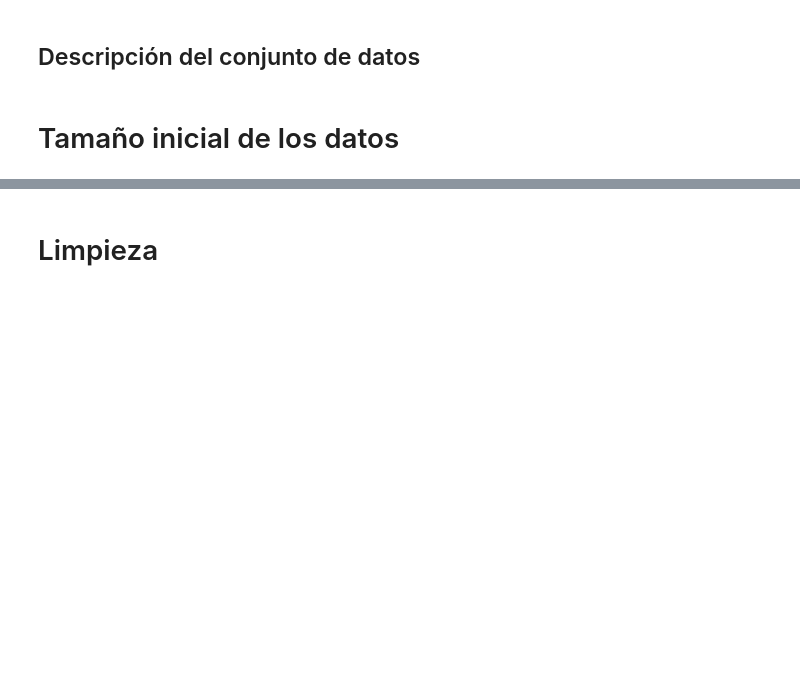
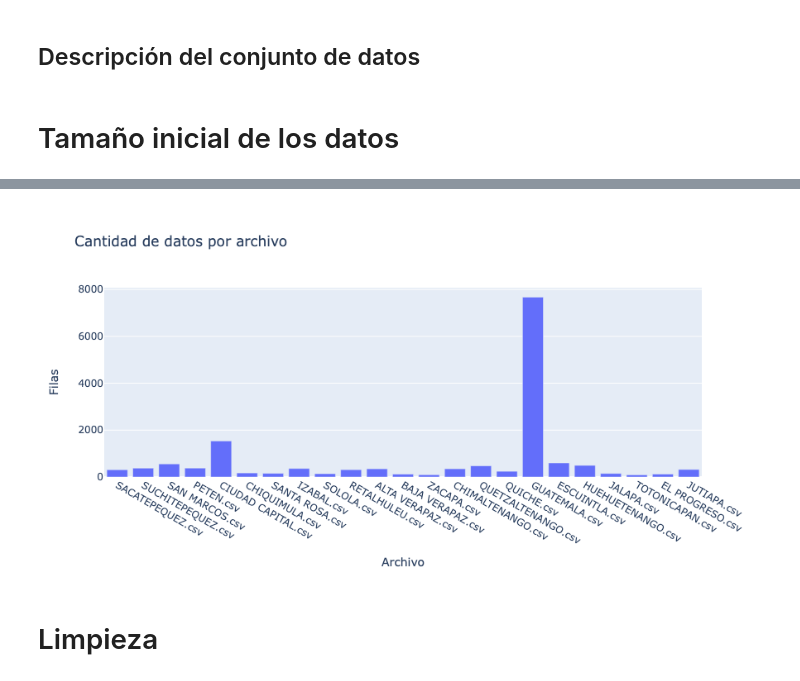
Before and after one commit to MGonza20/Proyecto1_DataScience, a Jupyter notebook: entrega01.ipynb, the cells around one changed output, grey strips where cells are left out. Saved outputs shown, nothing was run; the diff lists cells and outputs as text; code cells hidden in the pictures; blank space fills up the shorter version.

Commit message:
graph

```diff
--- a/entrega01.ipynb
+++ b/entrega01.ipynb
@@ -40,3 +44,7 @@ display(HTML(df.to_html(index=False)))
+# %%
+Image(filename="init_data.png")
+# %% [output]
+[figure, added]
 # %% [markdown]
 # Limpieza
 # %% [markdown]
```
Also changed, not shown: parts of 3 cells of this notebook, 1 other file.
